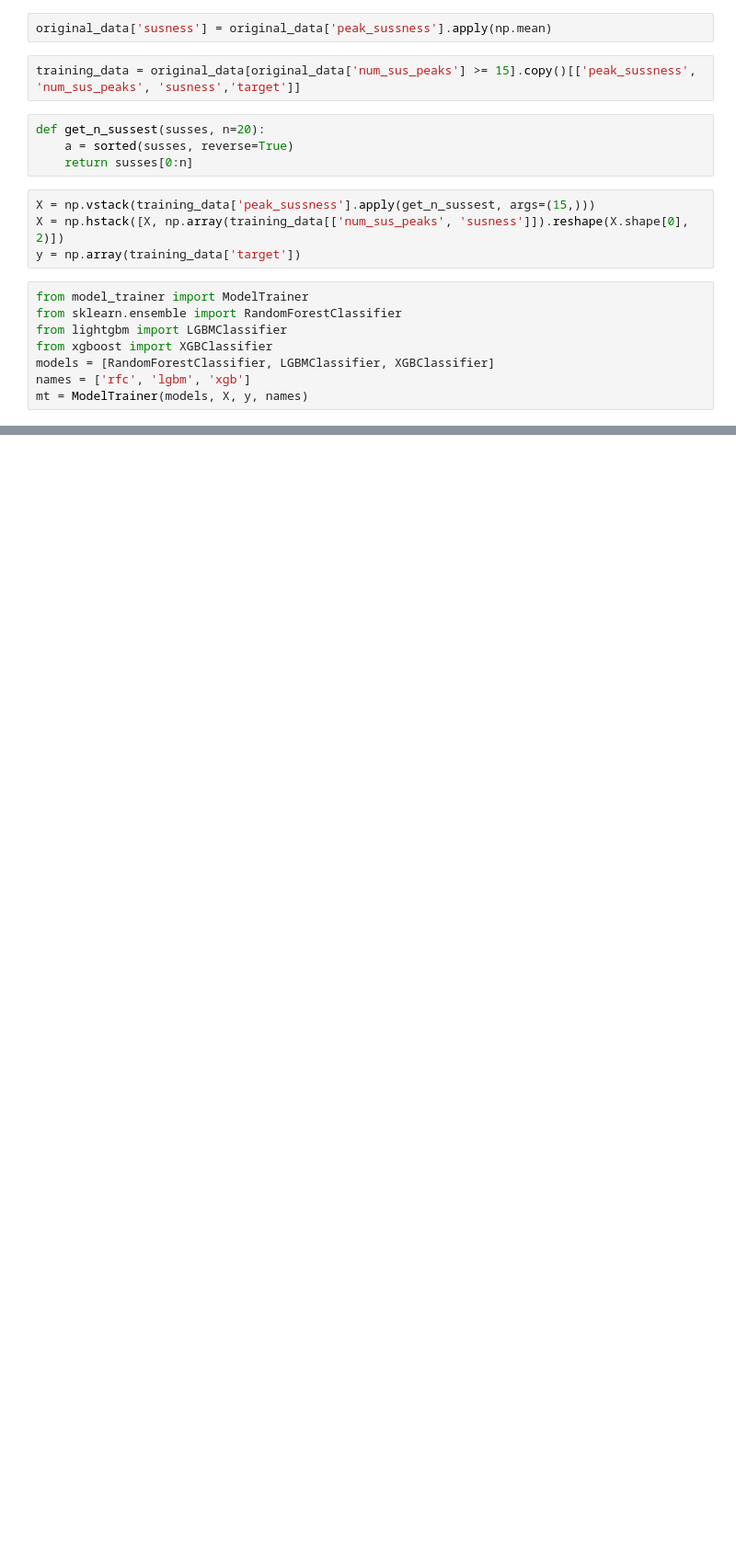
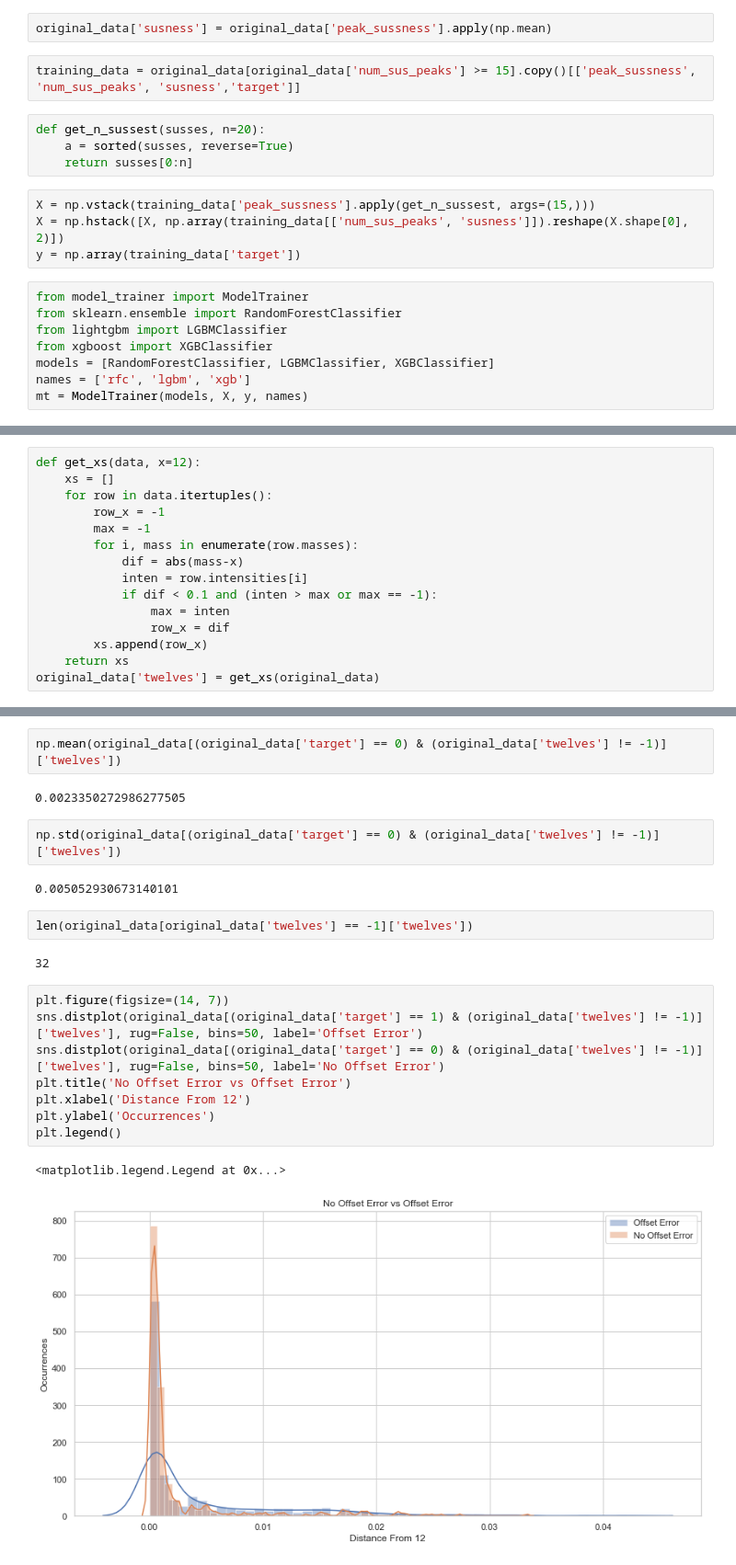
Before and after one commit to warrenregister/ToF_ML, a Jupyter notebook: notebooks/Improved No Mans Land Classification.ipynb, the cells around one changed output, grey strips where cells are left out. Shown at 92% size. Cells and saved outputs as stored; diff of their text form; blank space fills up the shorter version.

```diff
--- a/notebooks/Improved No Mans Land Classification.ipynb
+++ b/notebooks/Improved No Mans Land Classification.ipynb
@@ -87,0 +118,15 @@ Text(0, 0.5, 'Accuracy')
+# %%
+def get_xs(data, x=12):
+    xs = []
+    for row in data.itertuples():
+        row_x = -1
+        max = -1
+        for i, mass in enumerate(row.masses):
+            dif = abs(mass-x)
+            inten = row.intensities[i]
+            if dif < 0.1 and (inten > max or max == -1):
+                max = inten
+                row_x = dif
+        xs.append(row_x)
+    return xs
+original_data['twelves'] = get_xs(original_data)
@@ -87,0 +153,23 @@ Text(0, 0.5, 'Accuracy')
+# %%
+np.mean(original_data[(original_data['target'] == 0) & (original_data['twelves'] != -1)]['twelves'])
+# %% [output]
+0.0023350272986277505
+# %%
+np.std(original_data[(original_data['target'] == 0) & (original_data['twelves'] != -1)]['twelves'])
+# %% [output]
+0.005052930673140101
+# %%
+len(original_data[original_data['twelves'] == -1]['twelves'])
+# %% [output]
+32
+# %%
+plt.figure(figsize=(14, 7))
+sns.distplot(original_data[(original_data['target'] == 1) & (original_data['twelves'] != -1)]['twelves'], rug=False, bins=50, label='Offset Error')
+sns.distplot(original_data[(original_data['target'] == 0) & (original_data['twelves'] != -1)]['twelves'], rug=False, bins=50, label='No Offset Error')
+plt.title('No Offset Error vs Offset Error')
+plt.xlabel('Distance From 12')
+plt.ylabel('Occurrences')
+plt.legend()
+# %% [output]
+<matplotlib.legend.Legend at 0x...>
+[figure, added]
```
Also changed, not shown: parts of 36 cells of this notebook, 4 other files.
